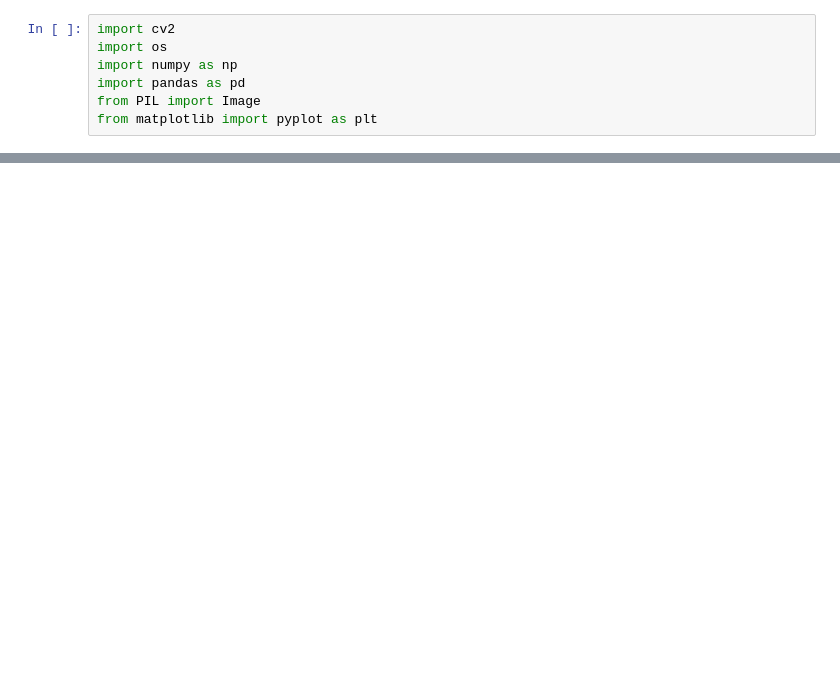
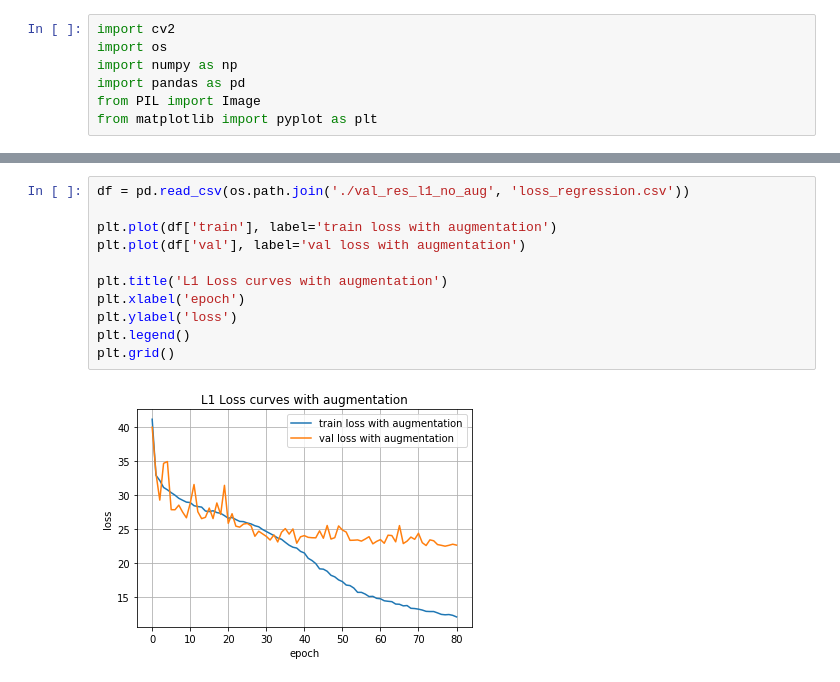
Before and after one commit to shuuchen/UNets, a Jupyter notebook: check_result_regression.ipynb, the cells around one changed output, grey strips where cells are left out. Saved outputs shown, nothing was run; the diff lists cells and outputs as text; blank space fills up the shorter version.

```diff
--- a/check_result_regression.ipynb
+++ b/check_result_regression.ipynb
@@ -97,0 +109,13 @@ plt.grid()
+# %%
+df = pd.read_csv(os.path.join('./val_res_l1_no_aug', 'loss_regression.csv'))
+
+plt.plot(df['train'], label='train loss with augmentation')
+plt.plot(df['val'], label='val loss with augmentation')
+
+plt.title('L1 Loss curves with augmentation')
+plt.xlabel('epoch')
+plt.ylabel('loss')
+plt.legend()
+plt.grid()
+# %% [output]
+[figure, added]
```
Also changed, not shown: parts of 6 cells of this notebook, 2 other files.
